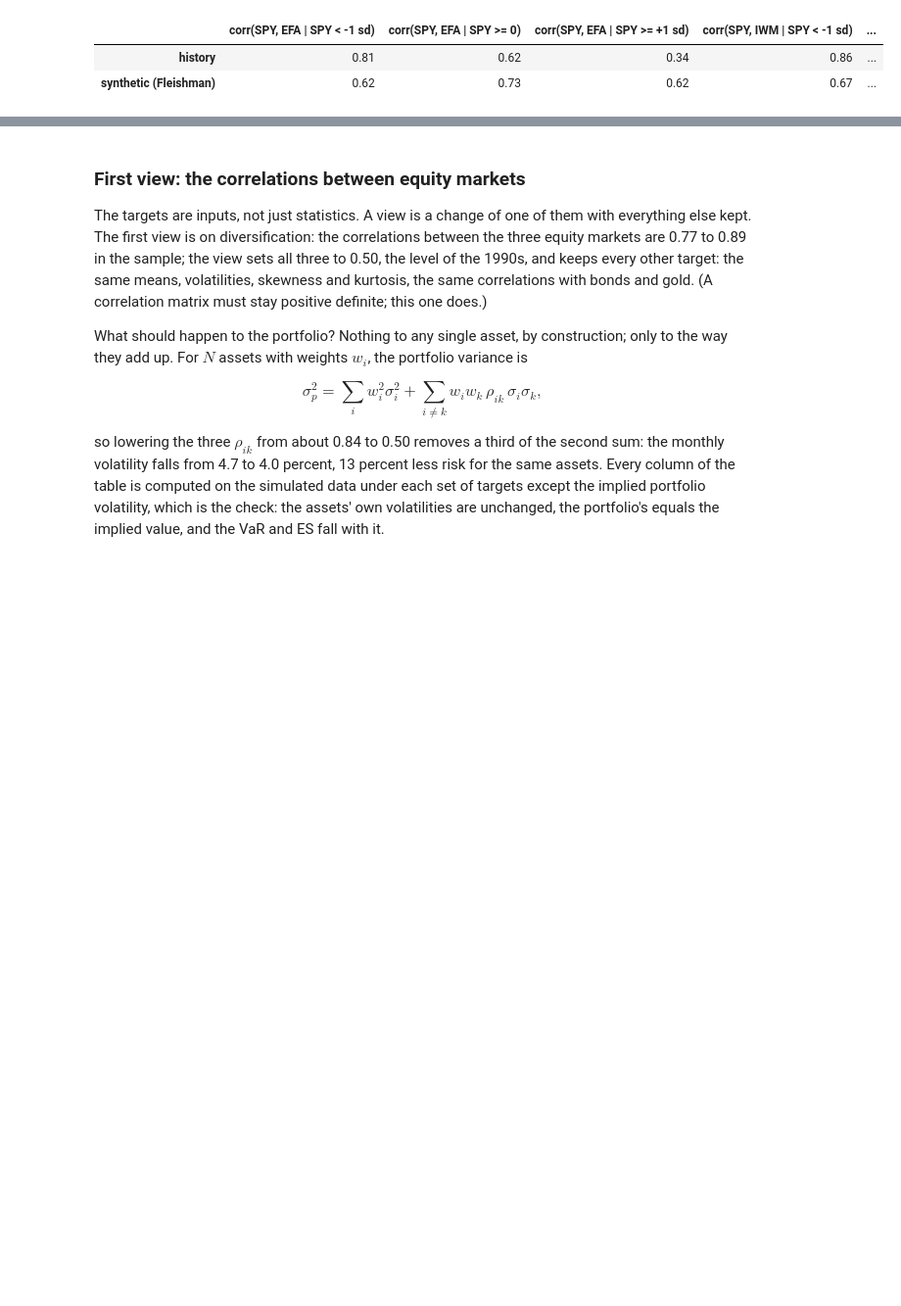
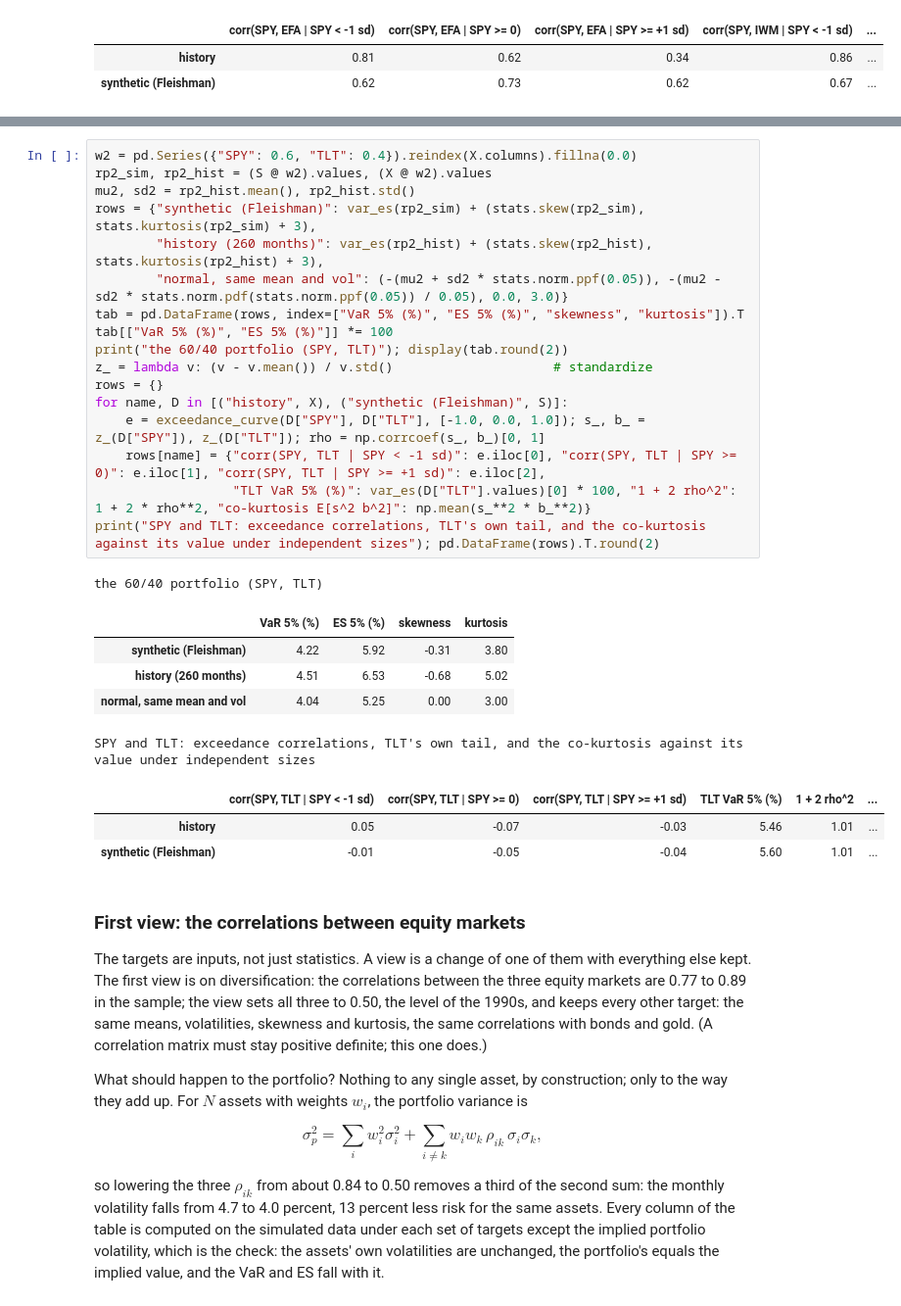
Before and after one commit to mamadouyamar/CVineMarketGen, a Jupyter notebook: examples/01_matching_moments_and_correlations.ipynb, the cells around one changed output, grey strips where cells are left out. Shown at 98% size. Drawn from its saved outputs; the diff is of its cells as text; blank space fills up the shorter version.

```diff
--- a/examples/01_matching_moments_and_correlations.ipynb
+++ b/examples/01_matching_moments_and_correlations.ipynb
@@ -350,3 +383,30 @@ the joint tail: exceedance correlations of SPY with EFA and IWM, and each asset'
+# %%
+w2 = pd.Series({"SPY": 0.6, "TLT": 0.4}).reindex(X.columns).fillna(0.0)
+rp2_sim, rp2_hist = (S @ w2).values, (X @ w2).values
+mu2, sd2 = rp2_hist.mean(), rp2_hist.std()
+rows = {"synthetic (Fleishman)": var_es(rp2_sim) + (stats.skew(rp2_sim), stats.kurtosis(rp2_sim) + 3),
+        "history (260 months)": var_es(rp2_hist) + (stats.skew(rp2_hist), stats.kurtosis(rp2_hist) + 3),
+        "normal, same mean and vol": (-(mu2 + sd2 * stats.norm.ppf(0.05)), -(mu2 - sd2 * stats.norm.pdf(stats.norm.ppf(0.05)) / 0.05), 0.0, 3.0)}
+tab = pd.DataFrame(rows, index=["VaR 5% (%)", "ES 5% (%)", "skewness", "kurtosis"]).T
+tab[["VaR 5% (%)", "ES 5% (%)"]] *= 100
+print("the 60/40 portfolio (SPY, TLT)"); display(tab.round(2))
+z_ = lambda v: (v - v.mean()) / v.std()                     # standardize
+rows = {}
+for name, D in [("history", X), ("synthetic (Fleishman)", S)]:
+    e = exceedance_curve(D["SPY"], D["TLT"], [-1.0, 0.0, 1.0]); s_, b_ = z_(D["SPY"]), z_(D["TLT"]); rho = np.corrcoef(s_, b_)[0, 1]
+    rows[name] = {"corr(SPY, TLT | SPY < -1 sd)": e.iloc[0], "corr(SPY, TLT | SPY >= 0)": e.iloc[1], "corr(SPY, TLT | SPY >= +1 sd)": e.iloc[2],
+                  "TLT VaR 5% (%)": var_es(D["TLT"].values)[0] * 100, "1 + 2 rho^2": 1 + 2 * rho**2, "co-kurtosis E[s^2 b^2]": np.mean(s_**2 * b_**2)}
+print("SPY and TLT: exceedance correlations, TLT's own tail, and the co-kurtosis against its value under independent sizes"); pd.DataFrame(rows).T.round(2)
+# %% [output]
+the 60/40 portfolio (SPY, TLT)
+|  | VaR 5% (%) | ES 5% (%) | skewness | kurtosis |
+| synthetic (Fleishman) | 4.22 | 5.92 | -0.31 | 3.80 |
+| history (260 months) | 4.51 | 6.53 | -0.68 | 5.02 |
+| normal, same mean and vol | 4.04 | 5.25 | 0.00 | 3.00 |
+SPY and TLT: exceedance correlations, TLT's own tail, and the co-kurtosis against its value under independent sizes
+|  | corr(SPY, TLT | SPY < -1 sd) | corr(SPY, TLT | SPY >= 0) | corr(SPY, TLT | SPY >= +1 sd) | TLT VaR 5% (%) | 1 + 2 rho^2 | ... |
+| history | 0.05 | -0.07 | -0.03 | 5.46 | 1.01 | ... |
+| synthetic (Fleishman) | -0.01 | -0.05 | -0.04 | 5.60 | 1.01 | ... |
 # %% [markdown]
 ### First view: the correlations between equity markets
 
```
Also changed, not shown: parts of 4 cells of this notebook, 11 other files.
